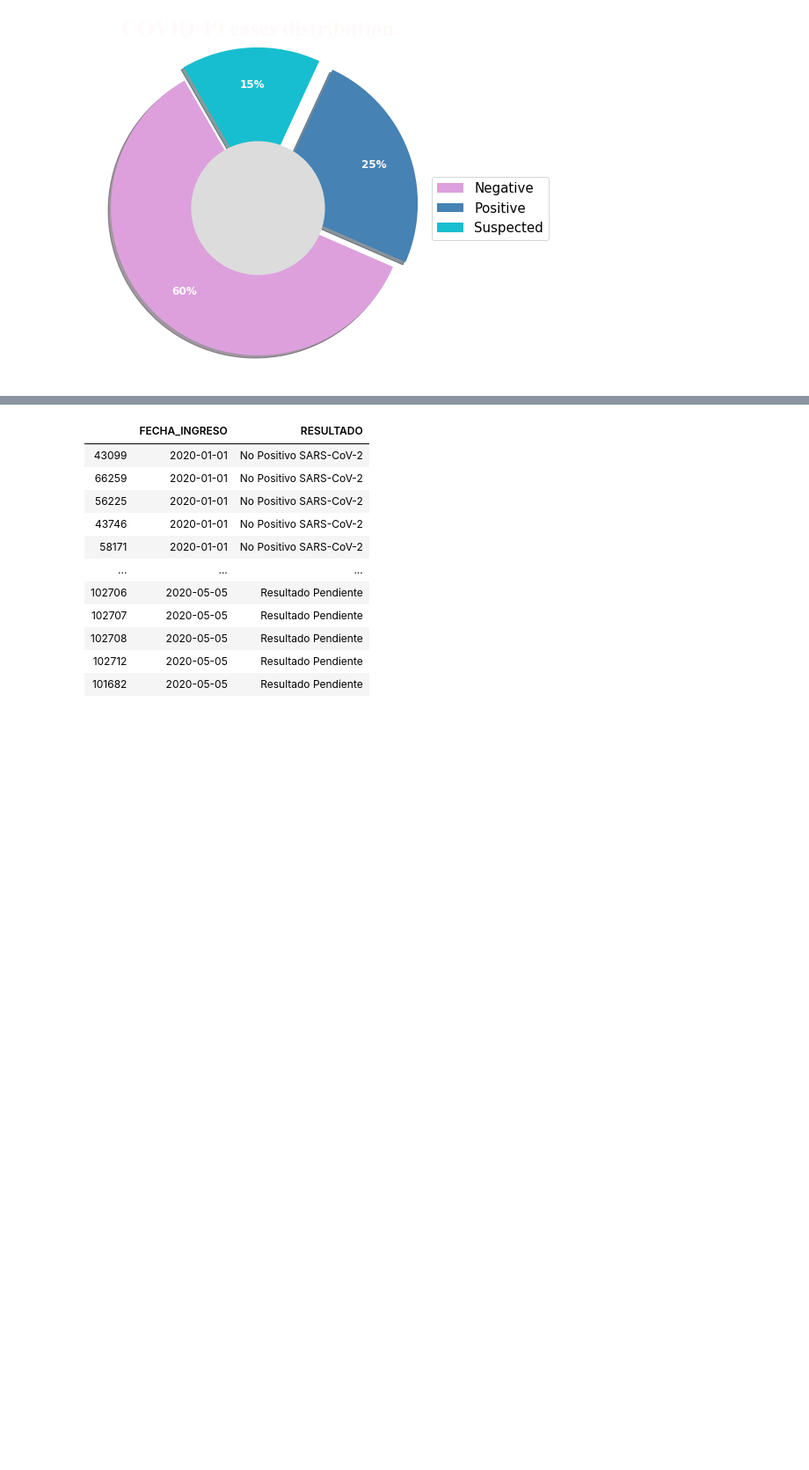
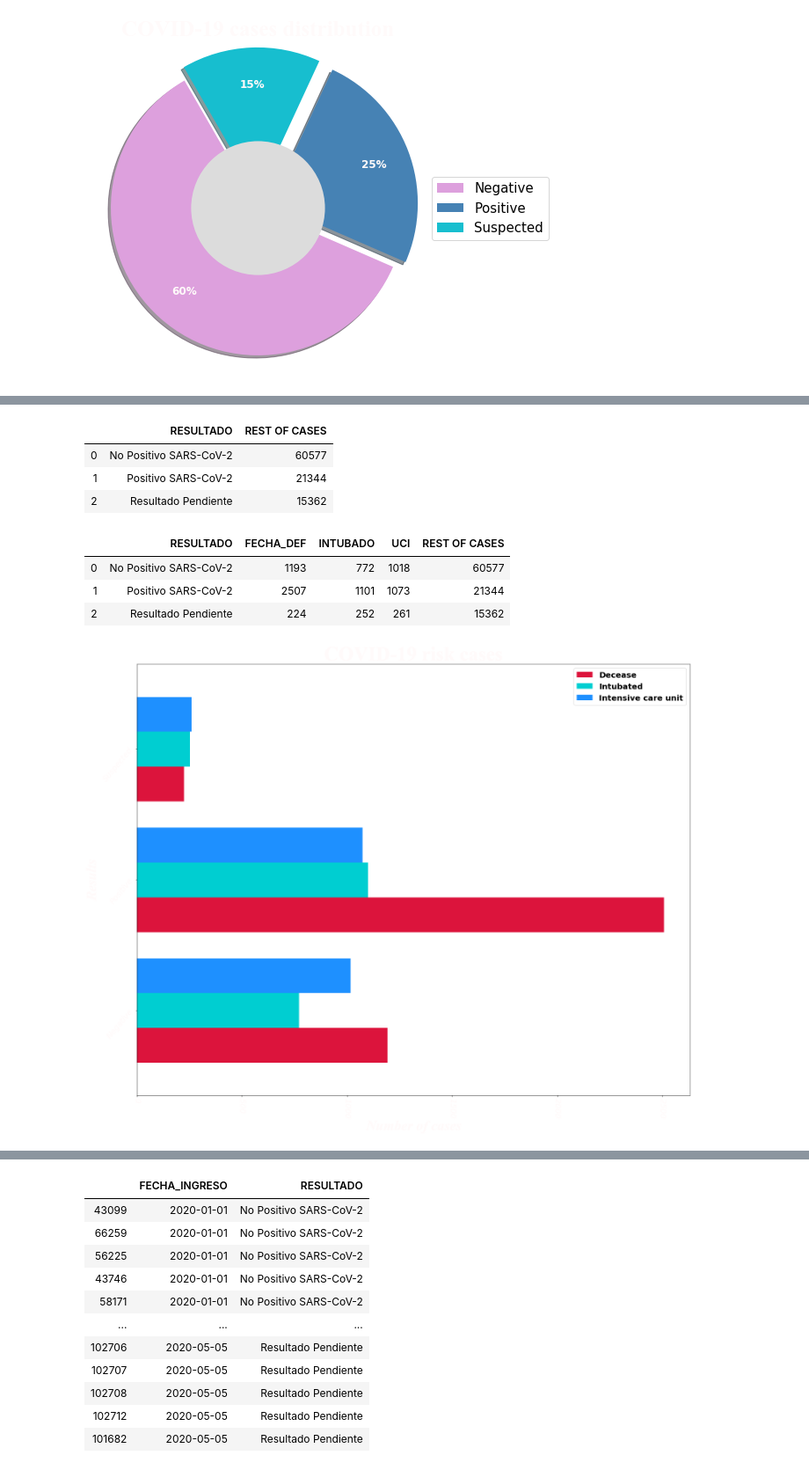
Before and after one commit to millennial-web/team-project-1-covid19-mx, a Jupyter notebook: MX COVID-19 - Odin.ipynb, the cells around one changed output, grey strips where cells are left out. Shown at 88% size. Cells and saved outputs as stored; diff of their text form; code cells hidden in the pictures; blank space fills up the shorter version.

Commit message:
Adding more visualizations and segmented analysis by two main questions

```diff
--- a/MX COVID-19 - Odin.ipynb
+++ b/MX COVID-19 - Odin.ipynb
@@ -593,0 +539,7 @@ plt.show()
+# %%
+# Set a new dataframe with cases results for decease
+covid_decease_cases_df = covid_mx_clean_df[['RESULTADO','FECHA_DEF']]
+covid_decease_cases_df =  covid_decease_cases_df[covid_decease_cases_df['FECHA_DEF']!='2020-12-31']
+covid_decease_cases_df = covid_decease_cases_df.groupby(covid_mx_clean_df['RESULTADO']).count()
+del covid_decease_cases_df['RESULTADO']
+covid_decease_cases_df
@@ -593,0 +552,7 @@ plt.show()
+# %%
+# Set a new dataframe with cases results for intubated
+covid_intubated_cases_df = covid_mx_clean_df[['RESULTADO','INTUBADO']]
+covid_intubated_cases_df =  covid_intubated_cases_df[covid_intubated_cases_df['INTUBADO']=='Si ']
+covid_intubated_cases_df = covid_intubated_cases_df.groupby(covid_mx_clean_df['RESULTADO']).count()
+del covid_intubated_cases_df['RESULTADO']
+covid_intubated_cases_df
@@ -593,0 +565,7 @@ plt.show()
+# %%
+# Set a new dataframe with cases results for ICU
+covid_UCI_cases_df = covid_mx_clean_df[['RESULTADO','UCI']]
+covid_UCI_cases_df =  covid_UCI_cases_df[covid_UCI_cases_df['UCI']=='Si ']
+covid_UCI_cases_df = covid_UCI_cases_df.groupby(covid_mx_clean_df['RESULTADO']).count()
+del covid_UCI_cases_df['RESULTADO']
+covid_UCI_cases_df
@@ -593,0 +589,34 @@ plt.show()
+# %%
+# Set a new dataframe with cases results for rest of cases
+covid_rest_cases_df = pd.DataFrame({'RESULTADO':['No Positivo SARS-CoV-2','Positivo SARS-CoV-2','Resultado Pendiente'],'REST OF CASES':[60577,21344,15362]})
+covid_rest_cases_df
+# %% [output]
+|  | RESULTADO | REST OF CASES |
+| 0 | No Positivo SARS-CoV-2 | 60577 |
+| 1 | Positivo SARS-CoV-2 | 21344 |
+| 2 | Resultado Pendiente | 15362 |
+# %%
+# Create a merged dataframe with risk values for stacked bar chart
+covid_risk_cases_merge1_df = pd.merge(covid_decease_cases_df,covid_intubated_cases_df,on='RESULTADO',how='outer')
+covid_risk_cases_merge2_df = pd.merge(covid_risk_cases_merge1_df,covid_UCI_cases_df,on='RESULTADO',how='outer')
+covid_risk_cases_merge3_df = pd.merge(covid_risk_cases_merge2_df,covid_rest_cases_df,on='RESULTADO',how='outer')
+covid_risk_cases_merge3_df
+# %% [output]
+|  | RESULTADO | FECHA_DEF | INTUBADO | UCI | REST OF CASES |
+| 0 | No Positivo SARS-CoV-2 | 1193 | 772 | 1018 | 60577 |
+| 1 | Positivo SARS-CoV-2 | 2507 | 1101 | 1073 | 21344 |
+| 2 | Resultado Pendiente | 224 | 252 | 261 | 15362 |
+# %%
+# Make a bar chart that illustrates the distribution of the COVID-19 risk cases results in Mexico
+colors=["crimson","darkturquoise","dodgerblue"]
+covid_risk_cases_merge2_df.plot(kind="barh",figsize=(25,20), color=colors, align="center",width=0.8)
+plt.xlabel("Number of cases",style="italic",color='snow',family="Times New Roman",fontsize=35)
+plt.ylabel('Results',style="italic",color='snow',family="Times New Roman",fontsize=35)
+plt.title('COVID-19 risk cases',fontsize=50,color='snow', family="Times New Roman")
+plt.xticks(rotation=269,color='snow',style="italic",fontsize=20)
+plt.yticks([0,1,2],['Negative','Positive','Suspected'],style="italic",rotation=50,color='snow',fontsize=20)
+plt.legend(['Decease','Intubated','Intensive care unit'],loc='upper right',prop={'size': 20,'weight':'bold'})
+plt.savefig('Results_visualizations/COVID-19_risk_cases.png')
+plt.show()
+# %% [output]
+[figure, added]
```
Also changed, not shown: parts of 15 cells of this notebook, 2 other files.
